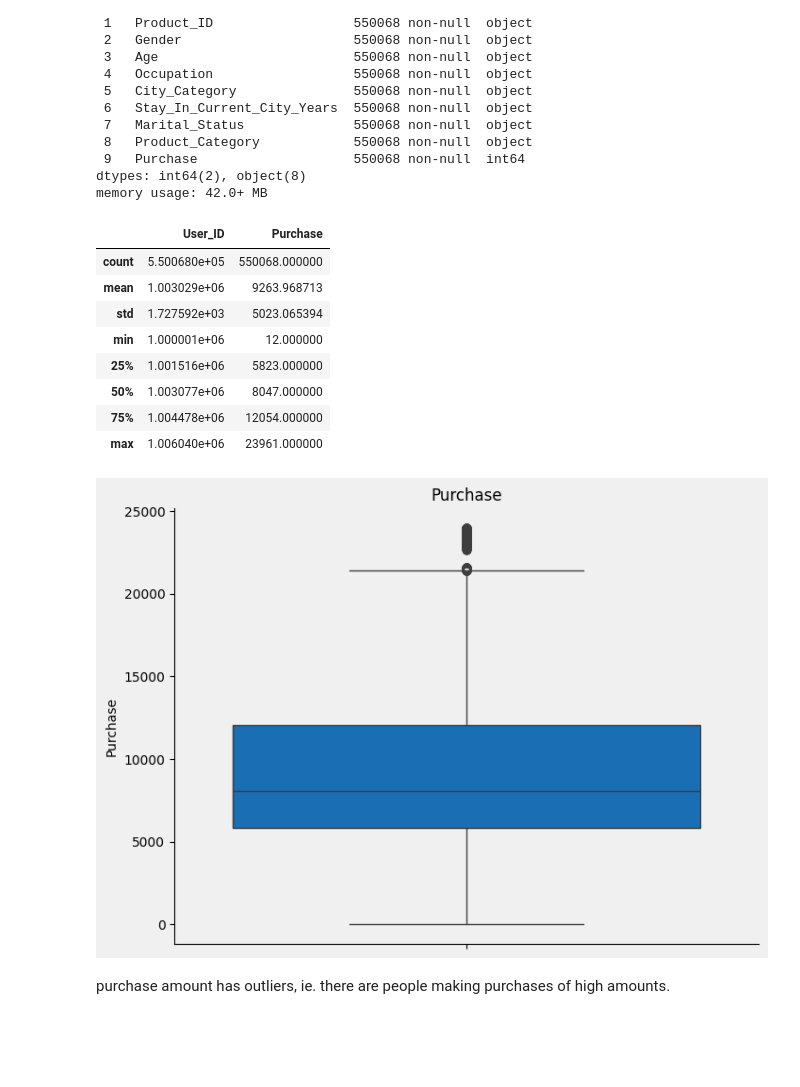
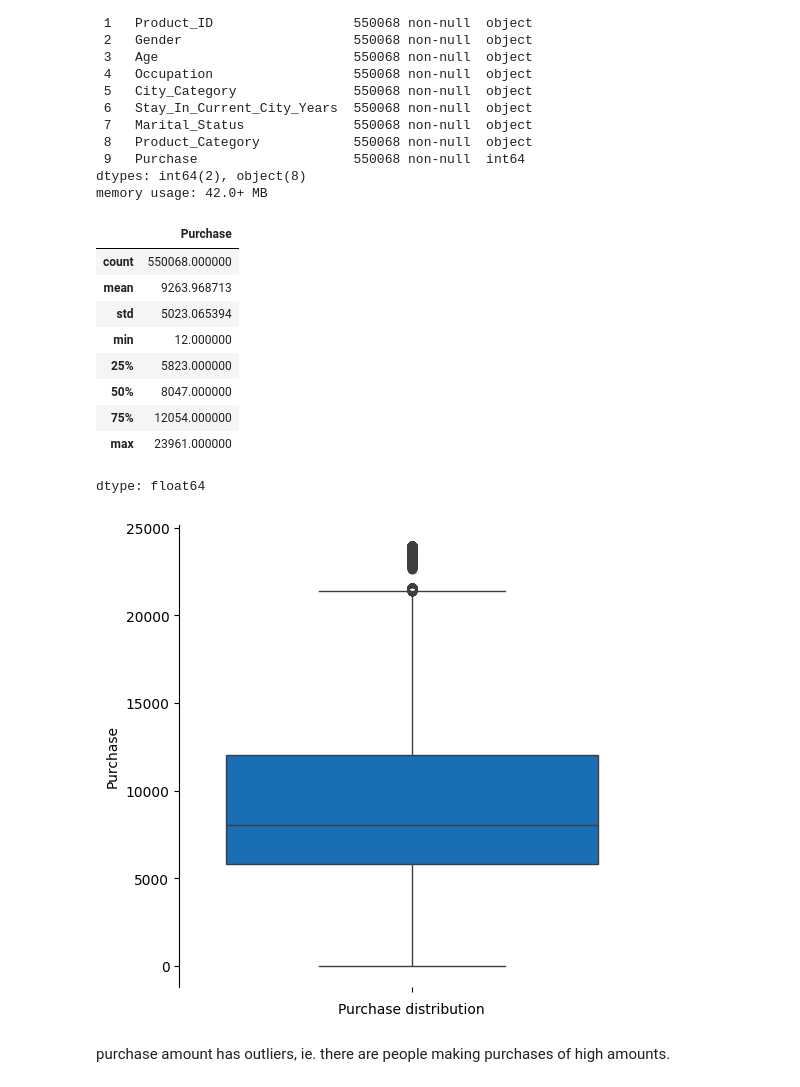
Before and after one commit to RichaGaharwar/Walmart---Confidence-Interval-CLT, a Jupyter notebook: Walmart_Confidence_Interval_&_CLT.ipynb, the cells around one changed output. Saved outputs shown, nothing was run; the diff lists cells and outputs as text; code cells hidden in the pictures; blank space fills up the shorter version.

```diff
--- a/Walmart_Confidence_Interval_&_CLT.ipynb
+++ b/Walmart_Confidence_Interval_&_CLT.ipynb
@@ -188,32 +188,32 @@ Data columns (total 10 columns):
 dtypes: int64(2), object(8)
 memory usage: 42.0+ MB
 # %%
-walmart.describe()
+walmart['Purchase'].describe()
 # %% [output]
-|  | User_ID | Purchase |
-| count | 5.500680e+05 | 550068.000000 |
-| mean | 1.003029e+06 | 9263.968713 |
-| std | 1.727592e+03 | 5023.065394 |
-| min | 1.000001e+06 | 12.000000 |
-| 25% | 1.001516e+06 | 5823.000000 |
-| 50% | 1.003077e+06 | 8047.000000 |
-| 75% | 1.004478e+06 | 12054.000000 |
-| max | 1.006040e+06 | 23961.000000 |
+|  | Purchase |
+| count | 550068.000000 |
+| mean | 9263.968713 |
+| std | 5023.065394 |
+| min | 12.000000 |
+| 25% | 5823.000000 |
+| 50% | 8047.000000 |
+| 75% | 12054.000000 |
+| max | 23961.000000 |
+dtype: float64
 # %%
-BG_Grey = '#F0F0F0'
 Spark_Yellow = '#FFC220'
 True_Blue = '#0071CE'
 
-plt.figure(figsize = (8, 6),facecolor='#F0F0F0')
-ax = plt.gca() # Define ax here
-ax.set_facecolor(BG_Grey)
+plt.figure(figsize = (6, 6))
+ax = plt.gca()
 sns.boxplot(walmart['Purchase'], color = True_Blue)
-plt.title('Purchase')
+plt.xlabel('Purchase distribution')
 ax.spines['top'].set_visible(False)
+ax.spines['bottom'].set_visible(False)
 ax.spines['right'].set_visible(False)
 plt.show()
 # %% [output]
-[figure, old version]
+[figure, new version]
 # %% [markdown]
 purchase amount has outliers, ie. there are people making purchases of high amounts.
 # %%
```
Also changed, not shown: parts of 7 cells of this notebook.
